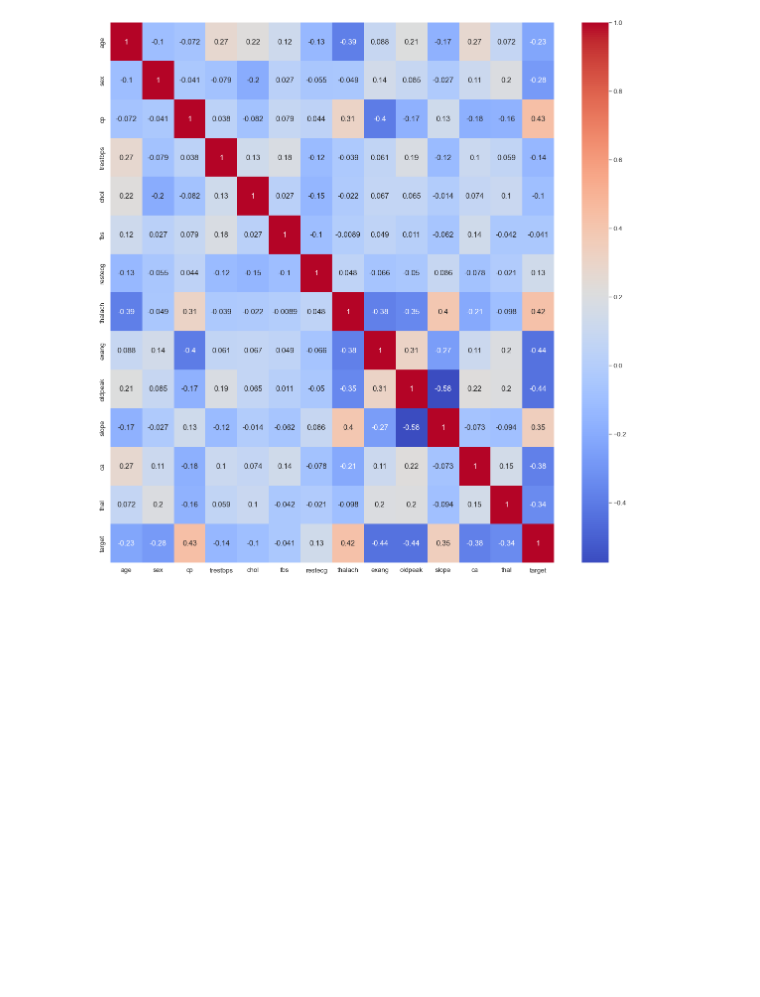
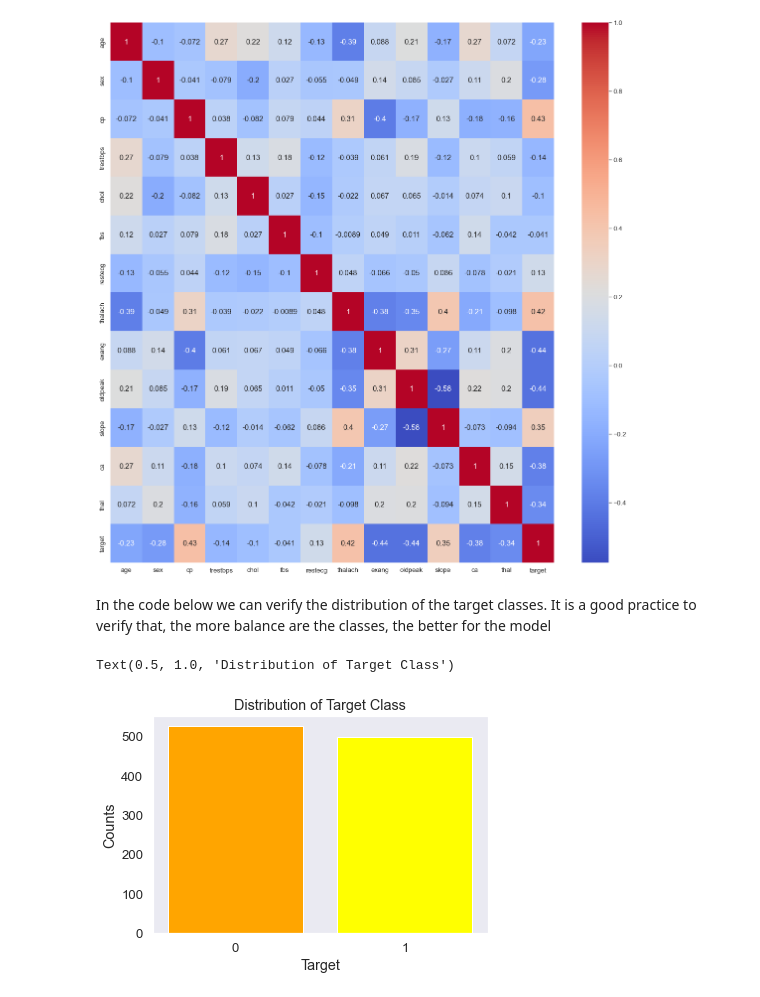
Before and after one commit to franck225-coder/Machine-Learning-project-series, a Jupyter notebook: logistic regression/heart disease prediction/heart_disease_prediction.ipynb, the cells around one changed output. Cells and saved outputs as stored; diff of their text form; code cells hidden in the pictures; blank space fills up the shorter version.

Commit message:
target class distribution

```diff
--- a/logistic regression/heart disease prediction/heart_disease_prediction.ipynb
+++ b/logistic regression/heart disease prediction/heart_disease_prediction.ipynb
@@ -230,3 +233,16 @@ sns.heatmap(corr_matrix, annot=True, cmap="coolwarm", annot_kws={"size":15})
 # %% [output]
 <AxesSubplot:>
 [figure]
+# %% [markdown]
+In the code below we can verify the distribution of the target classes. It is a good practice to verify that, the more balance are
+the classes, the better for the model
+# %%
+plt.bar(data['target'].unique(), data['target'].value_counts(), color = ['orange','yellow'])
+plt.xticks([0, 1])
+plt.xlabel("Target")
+plt.ylabel("Counts")
+plt.grid(False)
+plt.title("Distribution of Target Class")
+# %% [output]
+Text(0.5, 1.0, 'Distribution of Target Class')
+[figure, added]
```
Also changed, not shown: parts of 1 cell of this notebook.
